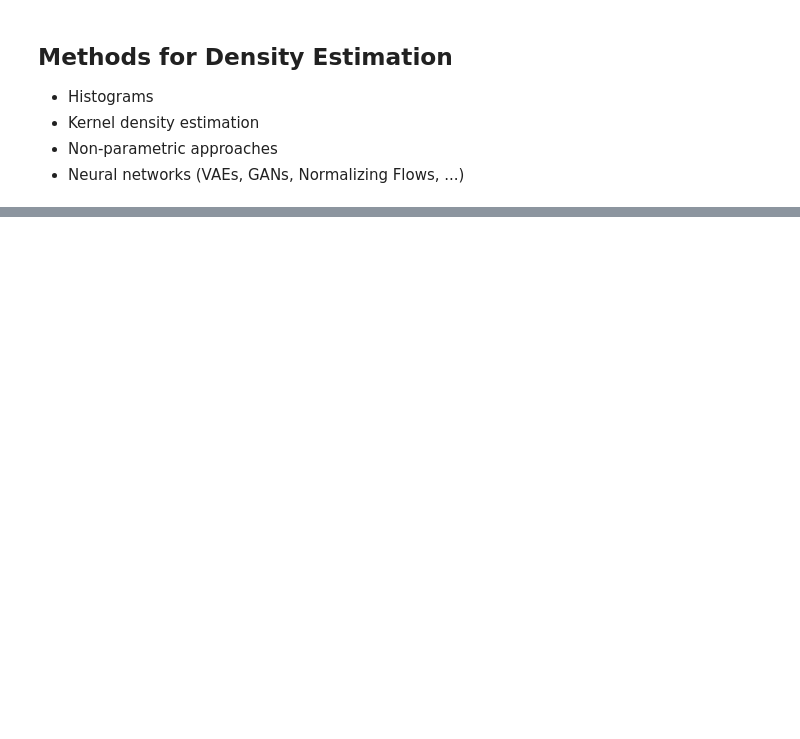
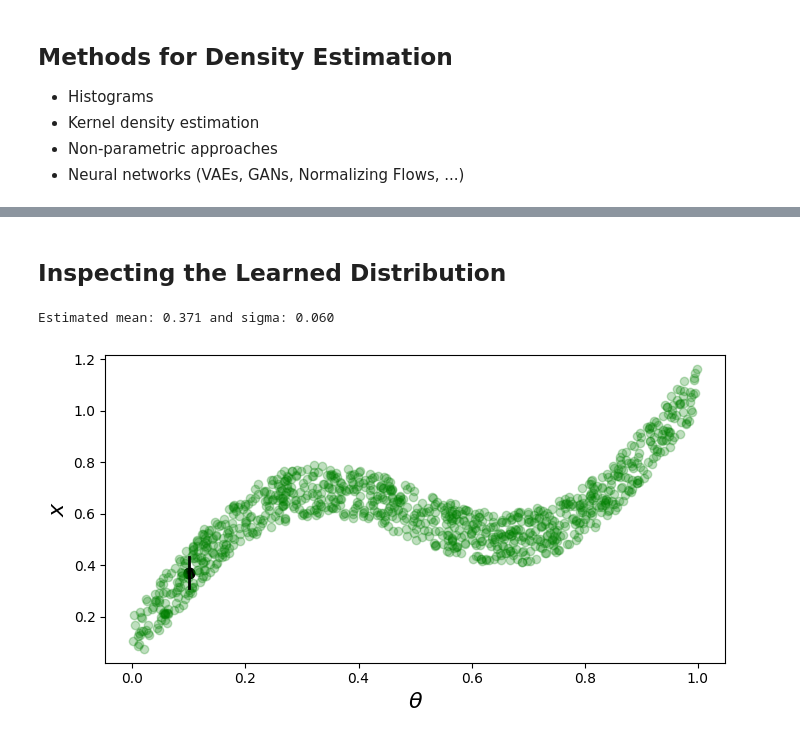
Before and after one commit to aai-institute/tfl-training-sbi, a Jupyter notebook: notebooks/nb_02_conditional_density_estimation.ipynb, the cells around one changed output, grey strips where cells are left out. Cells and saved outputs as stored; diff of their text form; code cells hidden in the pictures; blank space fills up the shorter version.

```diff
--- a/notebooks/nb_02_conditional_density_estimation.ipynb
+++ b/notebooks/nb_02_conditional_density_estimation.ipynb
@@ -76,0 +185,32 @@ Goal: density estimate for $x$ **given** an observation $\theta^{\prime}$
+# %% [markdown]
+## Inspecting the Learned Distribution
+# %%
+theta_cond = torch.Tensor([0.1])
+estimated_params = net(theta_cond)
+
+cond_mean, cond_std = (
+    estimated_params[0].detach().numpy(),
+    torch.exp(estimated_params[1]).detach().numpy(),
+)
+
+print(f"Estimated mean: {cond_mean:.3f} and sigma: {cond_std:.3f}")
+# %% [output]
+Estimated mean: 0.371 and sigma: 0.060
+# %%
+plt.figure(figsize=(8, 4))
+
+plt.plot(theta, x, "go", alpha=0.25)
+plt.plot(
+    [theta_cond[0], theta_cond[0]],
+    [cond_mean - cond_std, cond_mean + cond_std],
+    "k-",
+    linewidth=2,
+)
+plt.scatter(theta_cond[0], cond_mean, c="k", s=60)
+
+plt.ylabel("$x$", fontsize=16)
+plt.xlabel("$\\theta$", fontsize=16)
+
+plt.show()
+# %% [output]
+[figure, added]
```
Also changed, not shown: parts of 14 cells of this notebook, 5 other files.
